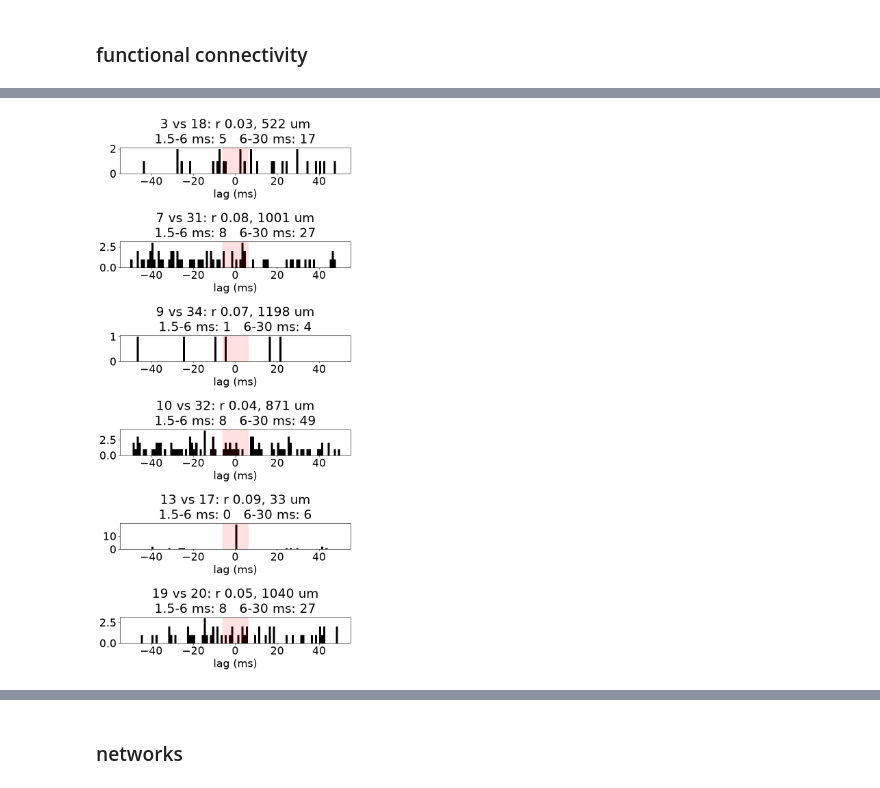
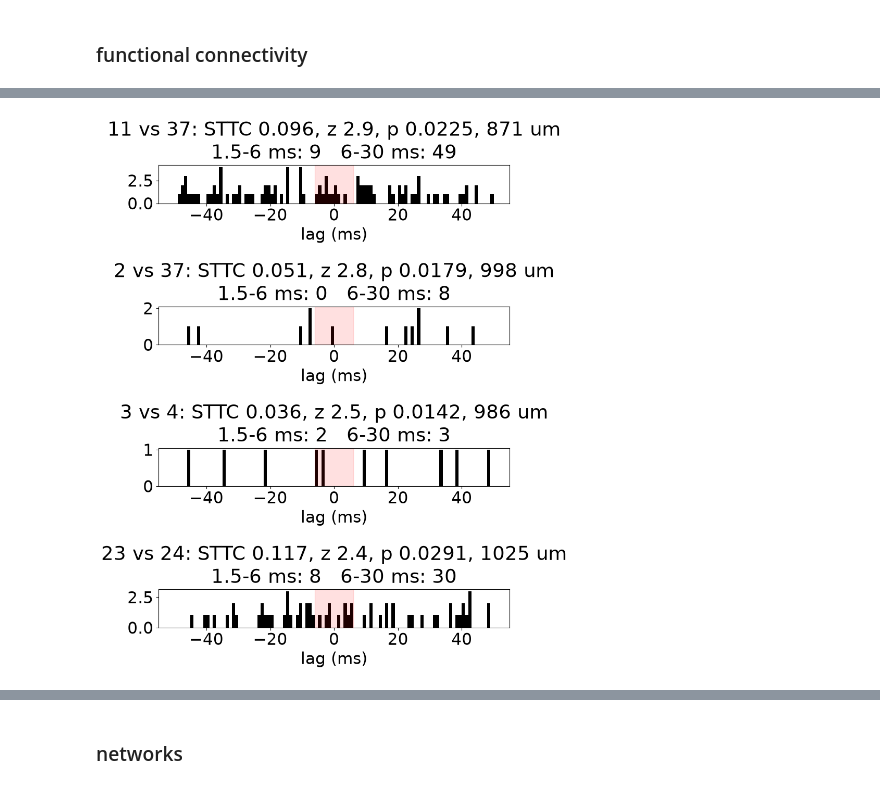
Before and after one commit to bzheng112/glioma_mea, a Jupyter notebook: notebooks/network.ipynb, the cells around one changed output, grey strips where cells are left out. Saved outputs shown, nothing was run; the diff lists cells and outputs as text; code cells hidden in the pictures.

```diff
--- a/notebooks/network.ipynb
+++ b/notebooks/network.ipynb
@@ -268,7 +268,7 @@ for i in range(len(units)):
             rows.append(dict(unit_a=a, unit_b=b, gap=gap, flank=flank, expected_gap=round(expected, 1),
                              dist_um=round(np.hypot(*(xy_unit[a] - xy_unit[b]))),
                              template_sim=round(template_sim(a, b), 2)))
-refractory_splits = pd.DataFrame(rows)
+refractory_splits = pd.DataFrame(rows, columns=["unit_a", "unit_b", "gap", "flank", "expected_gap", "dist_um", "template_sim"])
 # %%
 refractory_splits
 # %% [output]
@@ -282,7 +314,8 @@ refractory_splits
 thresh = 0.1      # coincidence rule: > 10% of the smaller unit's spikes within 2 ms of the other AND a shared waveform (template_sim > 0.5)
 min_sim = 0.5     # refractory rule (refractory_splits) needs no waveform condition: the phase-offset re-detections have sim ~0.4
 pairs = (suspects.loc[(suspects.f_2ms > thresh) & (suspects.template_sim > min_sim), ["unit_a", "unit_b"]].values.tolist()
-         + refractory_splits[["unit_a", "unit_b"]].values.tolist())
+         + refractory_splits[["unit_a", "unit_b"]].values.tolist()
+         + subms_pairs[["unit_a", "unit_b"]].values.tolist())
 groups = [sorted(g, key=lambda u: -len(spike_times[u])) for g in nx.connected_components(nx.Graph(pairs))]
 duplicates = {g[0]: g[1:] for g in groups}
 # %%
@@ -315,14 +357,15 @@ bins: 12004 | spikes binned: 6371
 # %%
 rng = np.random.default_rng(0)
-n_shift = 1000
-n_bins = counts.shape[1]
-null = np.empty((n_shift, len(iu[0])))
-for k in range(n_shift):
-    shifted = np.array([np.roll(row, rng.integers(100, n_bins - 100)) for row in counts])
-    null[k] = np.corrcoef(shifted)[iu]
-thresh_r = np.percentile(np.abs(null), 99.9, axis=0)
-sig = np.abs(C[iu]) > thresh_r
-print("null |r| 99.9th percentile, typical: {:.3f} | significant pairs: {} of {} | expected by chance: {:.1f}".format(np.median(thresh_r), sig.sum(), sig.size, 0.001 * sig.size))
-pd.DataFrame([(units[iu[0][k]], units[iu[1][k]], round(C[iu][k], 3), round(thresh_r[k], 3)) for k in np.where(sig)[0]],
-             columns=["unit_a", "unit_b", "r", "threshold"])
+J = 1.0            # whole-train jitter within +/- 1 s (Colin's jitter null, interspike intervals kept); None = circular shift (the MEA-NAP null)
+null_name = "circular shift" if J is None else f"+/- {J:g} s train jitter"
+n_surr = 10_000    # p is a multiple of 1/(n_surr+1); BH over ~500 pairs at q=0.05 needs the smallest p near 1e-4
+null = np.empty((n_surr, len(iu[0])))
+for s in range(n_surr):
+    ts = {u: shift(spike_times[u], rng, J) for u in units}
+    null[s] = [sttc(ts[units[i]], ts[units[j]], w, duration) for i, j in zip(*iu)]
+p = (1 + (null >= C[iu]).sum(0)) / (1 + n_surr)       # one-sided: tiled more than shifted; +1 so p is never 0 (Phipson & Smyth 2010)
+z = (C[iu] - null.mean(0)) / null.std(0)                       # how many null SDs above chance each pair sits
+sig_95 = C[iu] > np.percentile(null, 95, axis=0)                # MEA-NAP rule: per-pair 95th percentile of the circular-shift null, uncorrected
+print(null_name + " null: {} surrogates | smallest possible p {:.1e} | pairs at that floor: {}".format(n_surr, 1 / (1 + n_surr), (p == 1 / (1 + n_surr)).sum()))
+print("significant pairs: {} past the 95th percentile (~{:.0f} expected by chance) | pairs with z > 3: {} (~{:.1f} by chance)".format(sig_95.sum(), 0.05 * sig_95.size, (z > 3).sum(), 0.00135 * z.size))
 # %% [output]
@@ -336,0 +374,7 @@ null |r| 99.9th percentile, typical: 0.038 | significant pairs: 6 of 406 | expec
+# %%
+q = 0.05
+p_adj = false_discovery_control(p, method="bh")
+sig = p_adj <= q                                                 # confirmed layer: BH over all pairs, on the same surrogate p-values
+print("BH q = {}: {} of the {} significant pairs survive correction | expected false among them: {:.1f}".format(q, sig.sum(), sig_95.sum(), q * sig.sum()))
+pd.DataFrame([(units[iu[0][k]], units[iu[1][k]], round(C[iu][k], 3), round(z[k], 1), p[k], round(p_adj[k], 3), "BH" if sig[k] else "95th pct")
+              for k in np.where(sig_95)[0]], columns=["unit_a", "unit_b", "sttc", "z", "p", "p_adj", "layer"]).sort_values("z", ascending=False).head(15)
@@ -337,17 +398,19 @@ null |r| 99.9th percentile, typical: 0.038 | significant pairs: 6 of 406 | expec
 # %%
-sig_pairs = [(units[iu[0][k]], units[iu[1][k]]) for k in np.where(sig)[0]]
-fig, axs = plt.subplots(len(sig_pairs), 1, figsize=(8, 2.8 * len(sig_pairs)))
-for ax, (a, b) in zip(np.atleast_1d(axs), sig_pairs):
+k_show = np.where(sig)[0] if sig.any() else np.argsort(z)[::-1][:4]      # BH-confirmed pairs, or the 4 highest z when none
+sig_pairs = [(units[iu[0][k]], units[iu[1][k]]) for k in k_show]
+fig, axs = plt.subplots(len(k_show), 1, figsize=(8, 2.8 * len(k_show)))
+for ax, k in zip(np.atleast_1d(axs), k_show):
+    a, b = units[iu[0][k]], units[iu[1][k]]
     h, lag_ms = crosscorrelogram(spike_times[a], spike_times[b])
     ax.bar(lag_ms, h, width=1, color="k")
     ax.axvspan(-6, 6, color="red", alpha=0.12)
     gap = h[(np.abs(lag_ms) > 1.5) & (np.abs(lag_ms) <= 6)].sum()
     flank = h[(np.abs(lag_ms) > 6) & (np.abs(lag_ms) <= 30)].sum()
-    ax.set(title=f"{a} vs {b}: r {C[units.index(a), units.index(b)]:.2f}, {np.hypot(*(xy_unit[a] - xy_unit[b])):.0f} um\n1.5-6 ms: {gap}   6-30 ms: {flank}", xlabel="lag (ms)")
+    ax.set(title=f"{a} vs {b}: STTC {C[iu][k]:.3f}, z {z[k]:.1f}, p {p[k]:.4f}, {np.hypot(*(xy_unit[a] - xy_unit[b])):.0f} um\n1.5-6 ms: {gap}   6-30 ms: {flank}", xlabel="lag (ms)")
 fig.tight_layout()
 plt.show()
 # %% [output]
-[figure, old version]
+[figure, new version]
 # %%
 mask = np.tril(np.ones_like(C, dtype=bool))          # hide the lower triangle and the diagonal
 C_half = np.ma.array(C, mask=mask)
```
Also changed, not shown: parts of 30 cells of this notebook.
